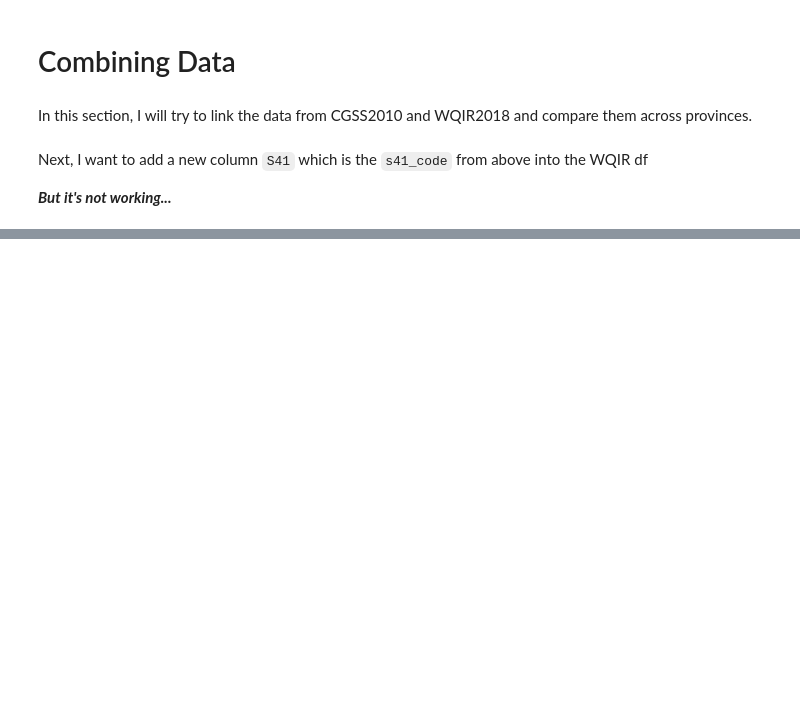
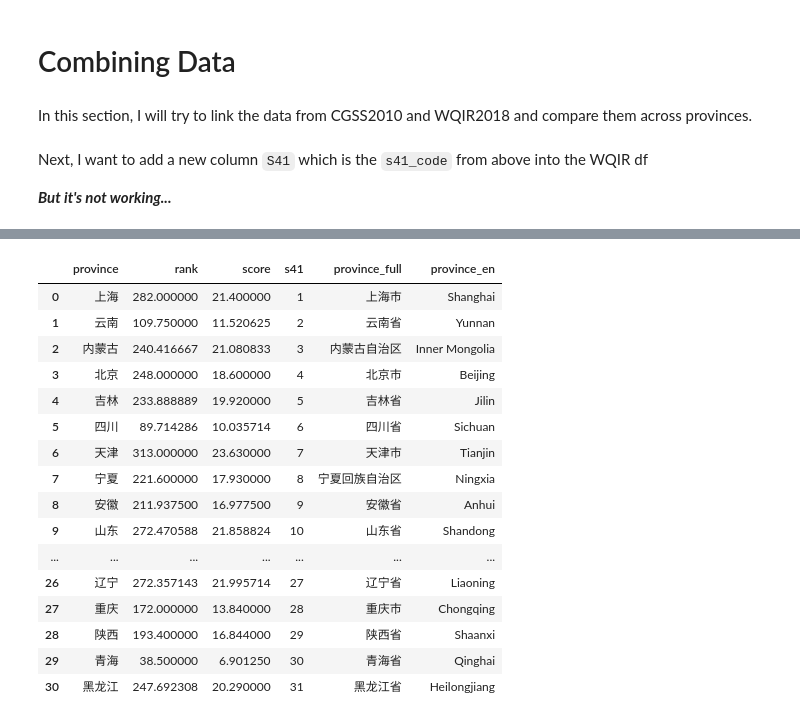
Before and after one commit to wrynearson/china-water, a Jupyter notebook: src/Thesis.ipynb, the cells around one changed output, grey strips where cells are left out. Saved outputs shown, nothing was run; the diff lists cells and outputs as text; code cells hidden in the pictures; blank space fills up the shorter version.

```diff
--- a/src/Thesis.ipynb
+++ b/src/Thesis.ipynb
@@ -142,0 +195,3 @@ s41_codes = {
+# %%
+provinces = pd.read_csv('prov.csv')
+provinces.set_index('s41')
@@ -368,0 +585,21 @@ Next, I want to add a new column `S41` which is the `s41_code` from above into t
+# %%
+merge = pd.merge(wqir_mean, provinces, on='province')
+merge
+# %% [output]
+|  | province | rank | score | s41 | province_full | province_en |
+| 0 | 上海 | 282.000000 | 21.400000 | 1 | 上海市 | Shanghai |
+| 1 | 云南 | 109.750000 | 11.520625 | 2 | 云南省 | Yunnan |
+| 2 | 内蒙古 | 240.416667 | 21.080833 | 3 | 内蒙古自治区 | Inner Mongolia |
+| 3 | 北京 | 248.000000 | 18.600000 | 4 | 北京市 | Beijing |
+| 4 | 吉林 | 233.888889 | 19.920000 | 5 | 吉林省 | Jilin |
+| 5 | 四川 | 89.714286 | 10.035714 | 6 | 四川省 | Sichuan |
+| 6 | 天津 | 313.000000 | 23.630000 | 7 | 天津市 | Tianjin |
+| 7 | 宁夏 | 221.600000 | 17.930000 | 8 | 宁夏回族自治区 | Ningxia |
+| 8 | 安徽 | 211.937500 | 16.977500 | 9 | 安徽省 | Anhui |
+| 9 | 山东 | 272.470588 | 21.858824 | 10 | 山东省 | Shandong |
+| ... | ... | ... | ... | ... | ... | ... |
+| 26 | 辽宁 | 272.357143 | 21.995714 | 27 | 辽宁省 | Liaoning |
+| 27 | 重庆 | 172.000000 | 13.840000 | 28 | 重庆市 | Chongqing |
+| 28 | 陕西 | 193.400000 | 16.844000 | 29 | 陕西省 | Shaanxi |
+| 29 | 青海 | 38.500000 | 6.901250 | 30 | 青海省 | Qinghai |
+| 30 | 黑龙江 | 247.692308 | 20.290000 | 31 | 黑龙江省 | Heilongjiang |
```
Also changed, not shown: parts of 44 cells of this notebook, 3 other files.
